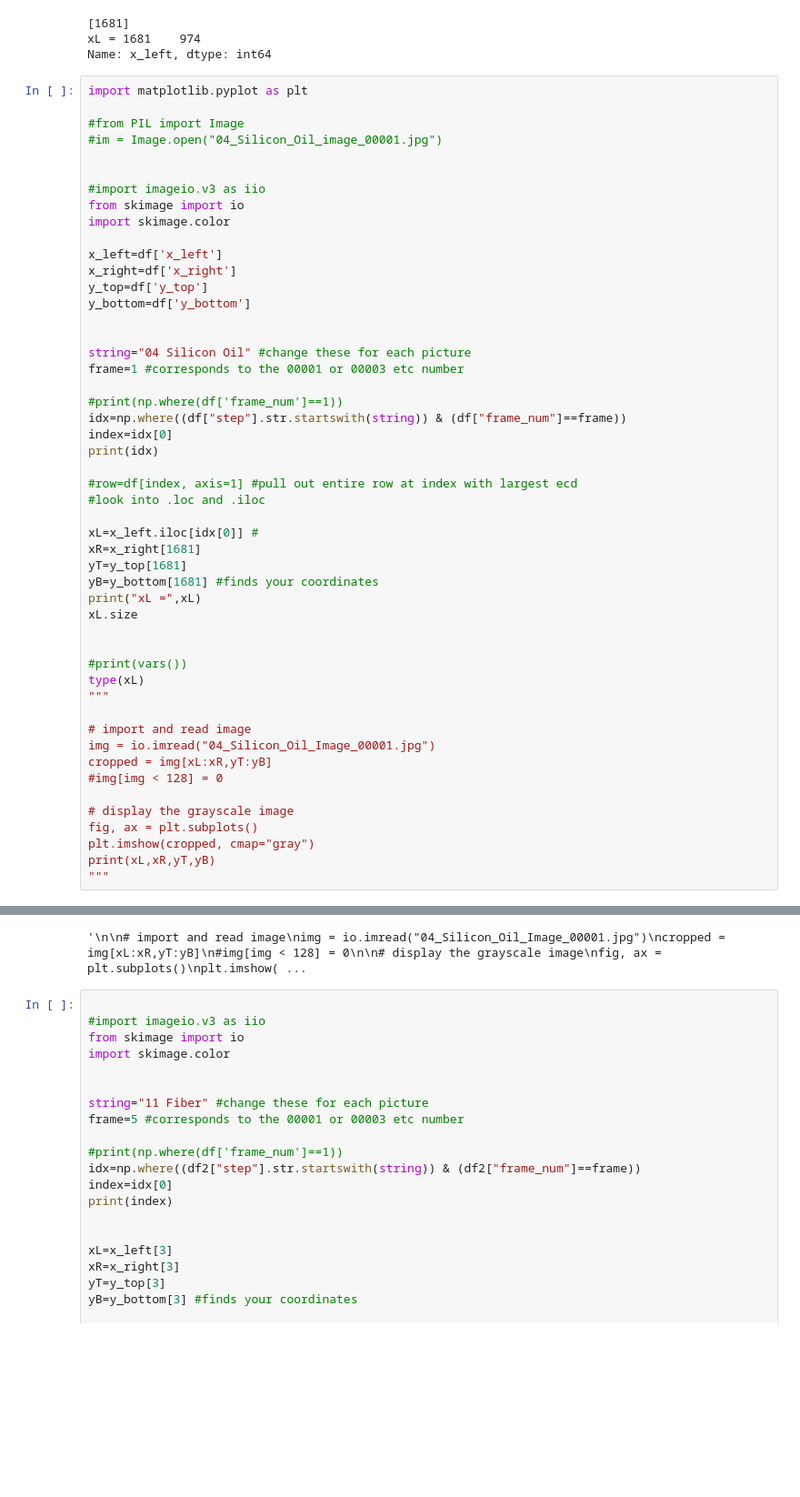
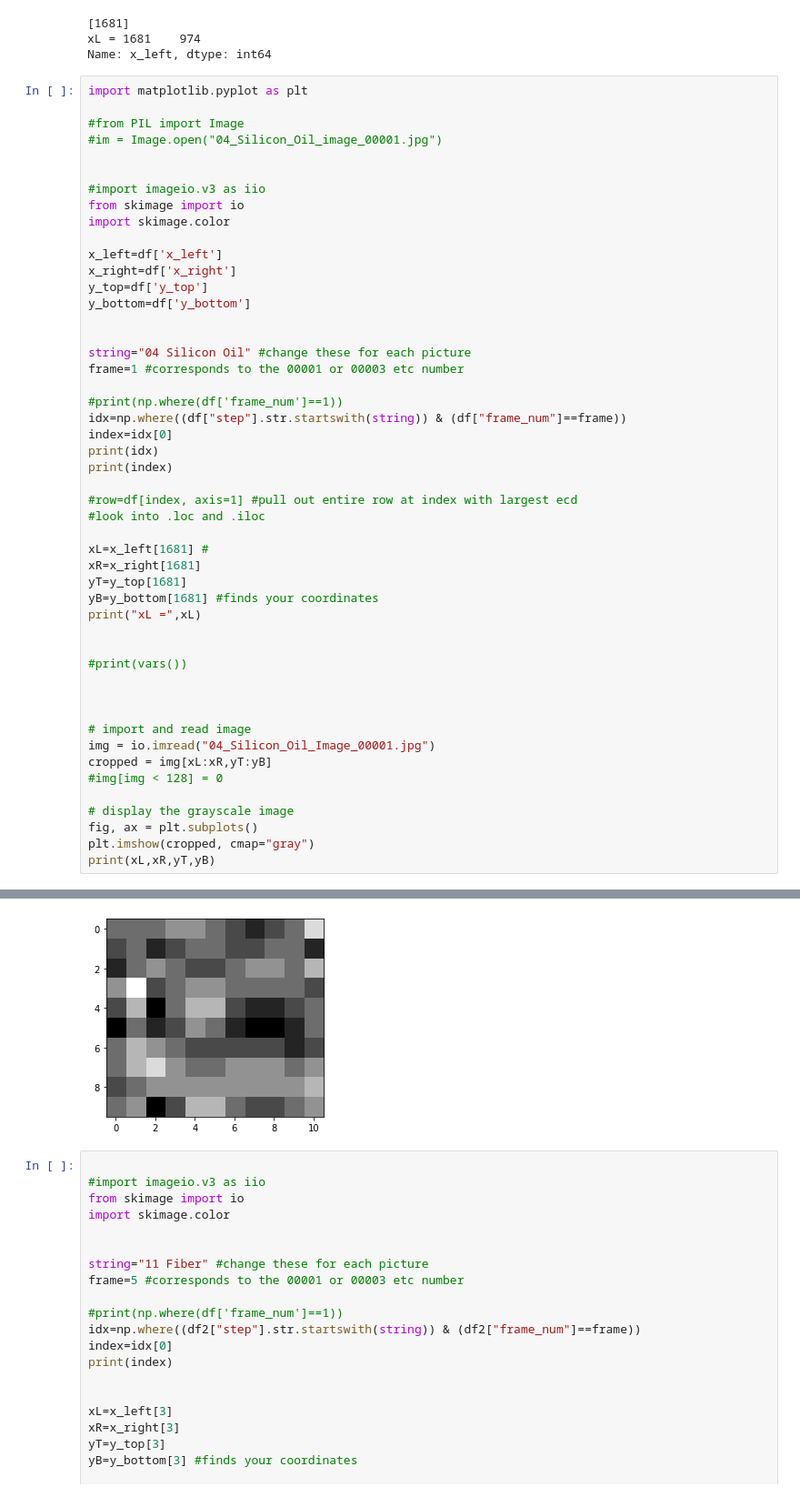
Before and after one commit to Scottholman33/KBI, a Jupyter notebook: KBI_Python_Start.ipynb, the cells around one changed output, grey strips where cells are left out. Shown at 91% size. Saved outputs shown, nothing was run; the diff lists cells and outputs as text; blank space fills up the shorter version.

```diff
--- a/KBI_Python_Start.ipynb
+++ b/KBI_Python_Start.ipynb
@@ -272,21 +278,21 @@ frame=1 #corresponds to the 00001 or 00003 etc number
 idx=np.where((df["step"].str.startswith(string)) & (df["frame_num"]==frame))
 index=idx[0]
 print(idx)
+print(index)
 
 #row=df[index, axis=1] #pull out entire row at index with largest ecd
 #look into .loc and .iloc
 
-xL=x_left.iloc[idx[0]] #
+xL=x_left[1681] #
 xR=x_right[1681]
 yT=y_top[1681]
 yB=y_bottom[1681] #finds your coordinates
 print("xL =",xL)
-xL.size
 
 
 #print(vars())
-type(xL)
-"""
+
+
 
 # import and read image
 img = io.imread("04_Silicon_Oil_Image_00001.jpg")
@@ -297,5 +303,4 @@ cropped = img[xL:xR,yT:yB]
 fig, ax = plt.subplots()
 plt.imshow(cropped, cmap="gray")
 print(xL,xR,yT,yB)
-"""
 # %% [output]
@@ -305,4 +311,4 @@ Name: x_left, dtype: int64
-'\n\n# import and read image\nimg = io.imread("04_Silicon_Oil_Image_00001.jpg")\ncropped = img[xL:xR,yT:yB]\n#img[img < 128] = 0\n\n# display the grayscale image\nfig, ax = plt.subplots()\nplt.imshow( ...
+[figure, added]
 # %%
 
 #import imageio.v3 as iio
```
Also changed, not shown: parts of 2 cells of this notebook.
